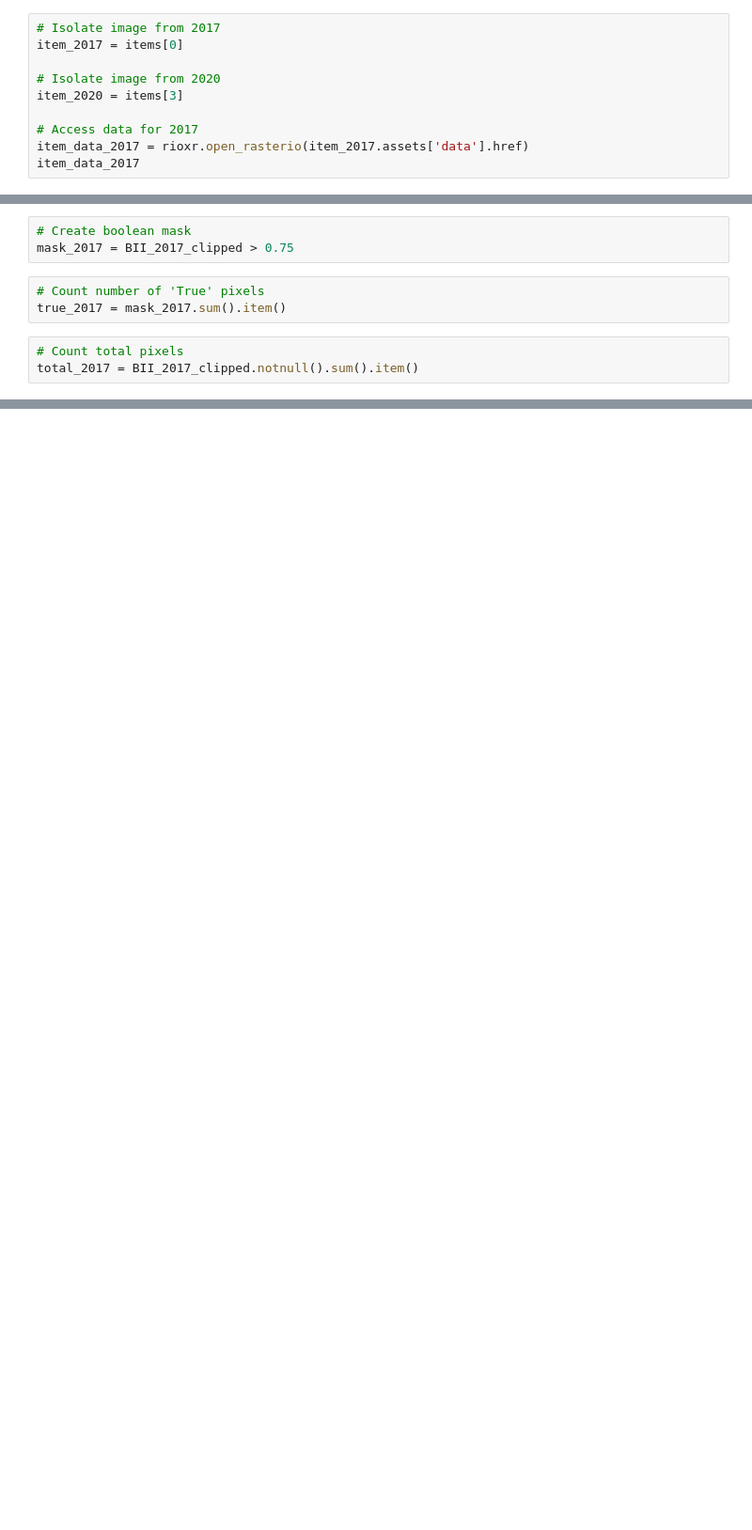
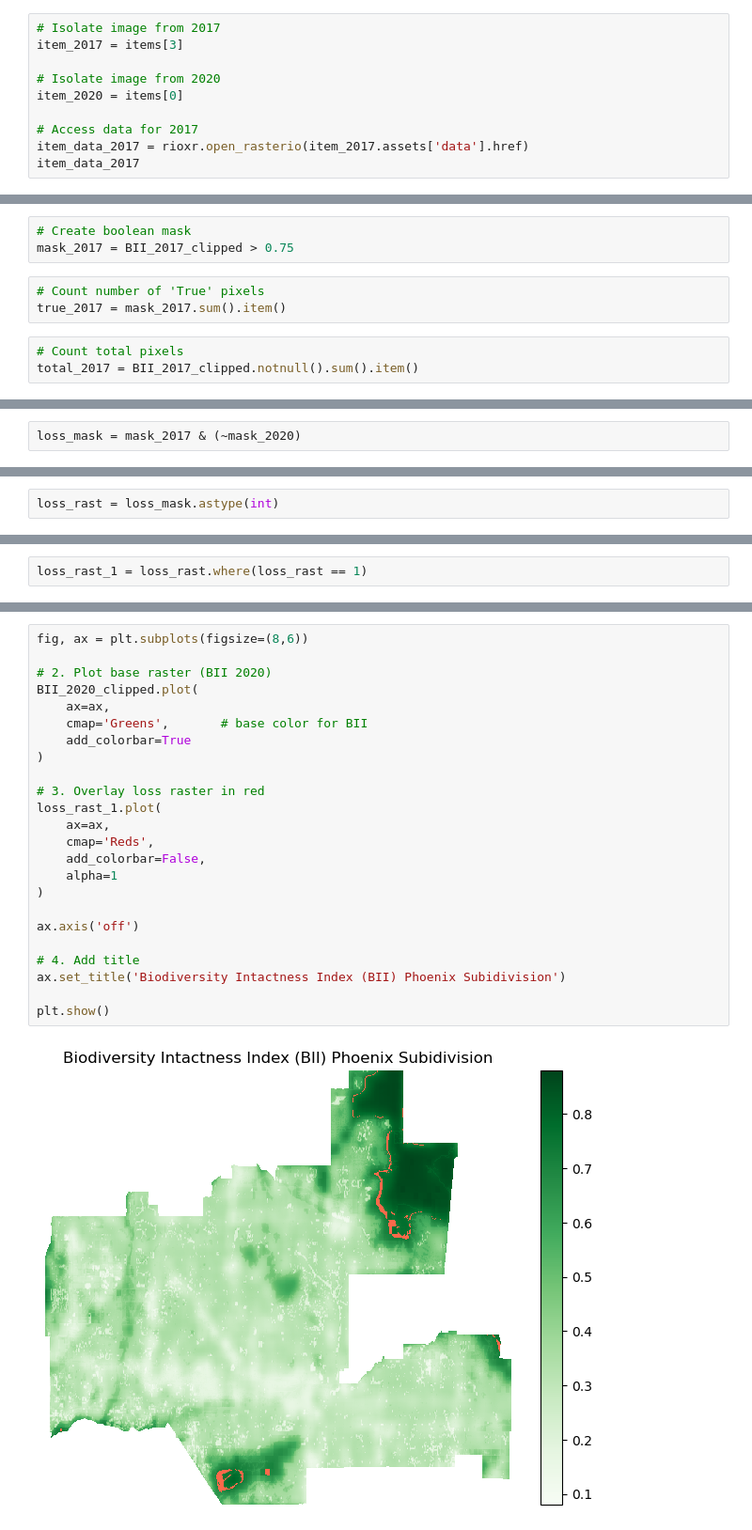
Before and after one commit to ht-oliver/biodiversity-phoenix, a Jupyter notebook: analysis.ipynb, the cells around one changed output, grey strips where cells are left out. Shown at 94% size. Saved outputs shown, nothing was run; the diff lists cells and outputs as text; blank space fills up the shorter version.

Commit message:
Added visualization

```diff
--- a/analysis.ipynb
+++ b/analysis.ipynb
@@ -119,10 +120,10 @@ len(items)
 The BII data is available at the item’s `data` asset. Use `rioxr.open_rasterio` to open the data asset. We want to open `item.assets['data'].href` to get the xarray.
 # %%
 # Isolate image from 2017
-item_2017 = items[0]
+item_2017 = items[3]
 
 # Isolate image from 2020
-item_2020 = items[3]
+item_2020 = items[0]
 
 # Access data for 2017
 item_data_2017 = rioxr.open_rasterio(item_2017.assets['data'].href)
@@ -250,0 +265,2 @@ Percentage of pixels greater than 0.75 for 2020 is: 7.13%
+# %%
+loss_mask = mask_2017 & (~mask_2020)
@@ -250,0 +269,2 @@ Percentage of pixels greater than 0.75 for 2020 is: 7.13%
+# %%
+loss_rast = loss_mask.astype(int)
@@ -250,0 +273,2 @@ Percentage of pixels greater than 0.75 for 2020 is: 7.13%
+# %%
+loss_rast_1 = loss_rast.where(loss_rast == 1)
@@ -250,0 +277,26 @@ Percentage of pixels greater than 0.75 for 2020 is: 7.13%
+# %%
+fig, ax = plt.subplots(figsize=(8,6))
+
+# 2. Plot base raster (BII 2020)
+BII_2020_clipped.plot(
+    ax=ax,
+    cmap='Greens',       # base color for BII
+    add_colorbar=True
+)
+
+# 3. Overlay loss raster in red
+loss_rast_1.plot(
+    ax=ax,
+    cmap='Reds',
+    add_colorbar=False,
+    alpha=1
+)
+
+ax.axis('off')
+
+# 4. Add title
+ax.set_title('Biodiversity Intactness Index (BII) Phoenix Subidivision')
+
+plt.show()
+# %% [output]
+[figure, added]
```
Also changed, not shown: parts of 11 cells of this notebook.
